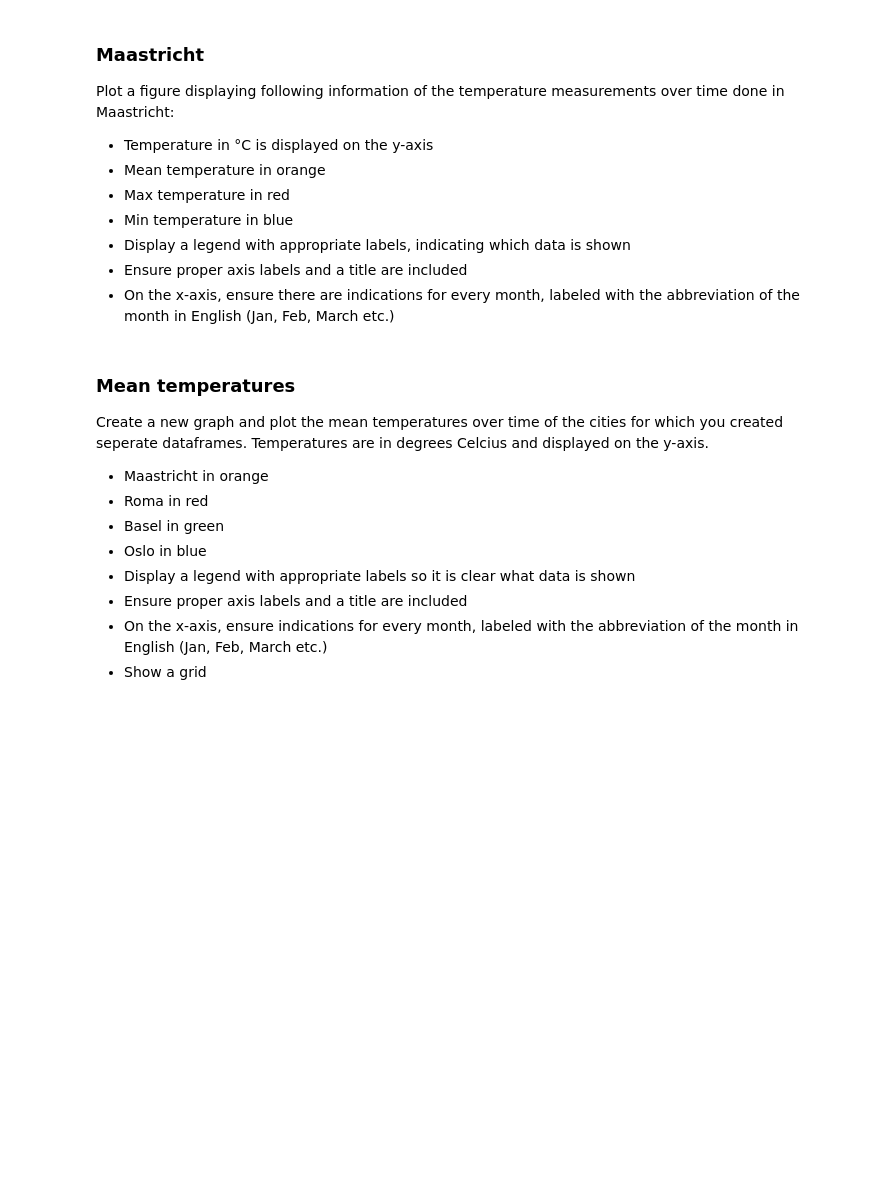
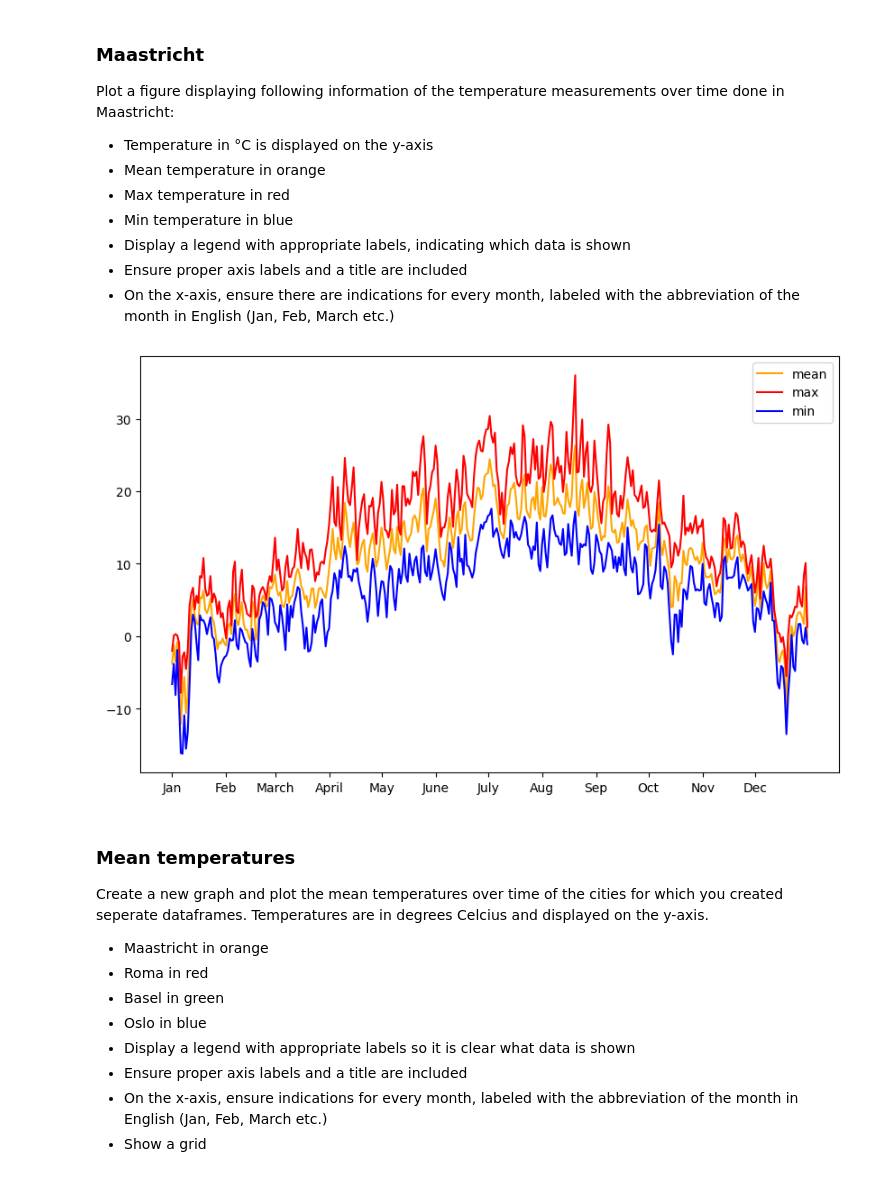
Before and after one commit to Elemonce/Python, a Jupyter notebook: redoing/P2-coursematerial-2425/06-sample-exam/01-weather/weather_EN.ipynb, the cells around one changed output. Drawn from its saved outputs; the diff is of its cells as text; code cells hidden in the pictures; blank space fills up the shorter version.

```diff
--- a/redoing/P2-coursematerial-2425/06-sample-exam/01-weather/weather_EN.ipynb
+++ b/redoing/P2-coursematerial-2425/06-sample-exam/01-weather/weather_EN.ipynb
@@ -8,3 +11,5 @@ Import the necessary packages.
 * Inspect the DataFrame by showing the first 10 rows (do not use slicing for this).
 # %%
 #Import and inspect
+df_weather = pd.read_csv("weather_dataset.csv")
+df_weather.head(10)
@@ -15,0 +32,7 @@ Import the necessary packages.
+# %%
+#datetime objects, year 2009
+df_weather["DATE"] = pd.to_datetime(df_weather["DATE"], format="%Y%m%d")
+df_weather = df_weather[df_weather["DATE"] > pd.to_datetime("2008-12-31")]
+df_weather = df_weather[df_weather["DATE"] < pd.to_datetime("2010-01-01")]
+
+df_weather
@@ -17,6 +54,7 @@ Import the necessary packages.
 * Remove the rows with NaN values.
 # %%
 #NaN
+df_weather = df_weather.dropna()
 # %% [markdown]
 * Create 4 different DataFrames, one for each of the following cities: Basel, Oslo, Roma and Maastricht. Name them `df_Basel`, `df_Oslo`, `df_Roma` and `df_Maastricht` respectively.
 * Each dataframe should include the columns with the dates and months and the columns with the data of the corresponding city.
@@ -25,3 +61,19 @@ Import the necessary packages.
+# %%
+#New dataframes
+city_data = {}
+cities = ["Basel", "Oslo", "Roma", "Maastricht"]
+for city in cities:
+    city_data[city] = [col for col in df_weather.columns if city.upper() in col or (col == "DATE" or col == "MONTH")]
+
+
+
+# df_weather[["BASEL_cloud_cover", "BASEL_temp_min"]]
+# q = pd.DataFrame(df_weather[["BASEL_cloud_cover", "BASEL_temp_min"]])
+
+df_Basel = pd.DataFrame(df_weather[[col for col in city_data["Basel"]]])
+df_Oslo = pd.DataFrame(df_weather[[col for col in city_data["Oslo"]]])
+df_Roma = pd.DataFrame(df_weather[[col for col in city_data["Roma"]]])
+df_Maastricht = pd.DataFrame(df_weather[[col for col in city_data["Maastricht"]]])
 # %% [markdown]
 ### Maastricht
 Plot a figure displaying following information of the temperature measurements over time done in Maastricht:
@@ -37,3 +87,18 @@ Plot a figure displaying following information of the temperature measurements o
+# %%
+#Maastricht
+plt.figure(figsize=(10, 6))
+plt.plot(df_Maastricht["DATE"], df_Maastricht["MAASTRICHT_temp_mean"], color="orange", label="mean")
+plt.plot(df_Maastricht["DATE"], df_Maastricht["MAASTRICHT_temp_max"], color="red", label="max")
+plt.plot(df_Maastricht["DATE"], df_Maastricht["MAASTRICHT_temp_min"], color="blue", label="min")
+
+# {month:02} means that if the value doesn't take up two units of space, then it is preceded by a zero
+plt.xticks(ticks=[f"2009-{month:02}" for month in range(1, 13)], labels=("Jan", "Feb", "March", "April", "May", "June", "July", "Aug", "Sep", "Oct", "Nov", "Dec"))
+# plt.xticks(labels=("Jan", "Feb", "March", "April", "May", "June", "July", "Aug", "Sep", "Oct", "Nov", "Dec"))
+
+plt.legend()
+plt.show()
+# %% [output]
+[figure, added]
 # %% [markdown]
 ### Mean temperatures
 Create a new graph and plot the mean temperatures over time of the cities for which you created seperate dataframes. Temperatures are in degrees Celcius and displayed on the y-axis.
```
Also changed, not shown: parts of 6 cells of this notebook, 8 other files.
